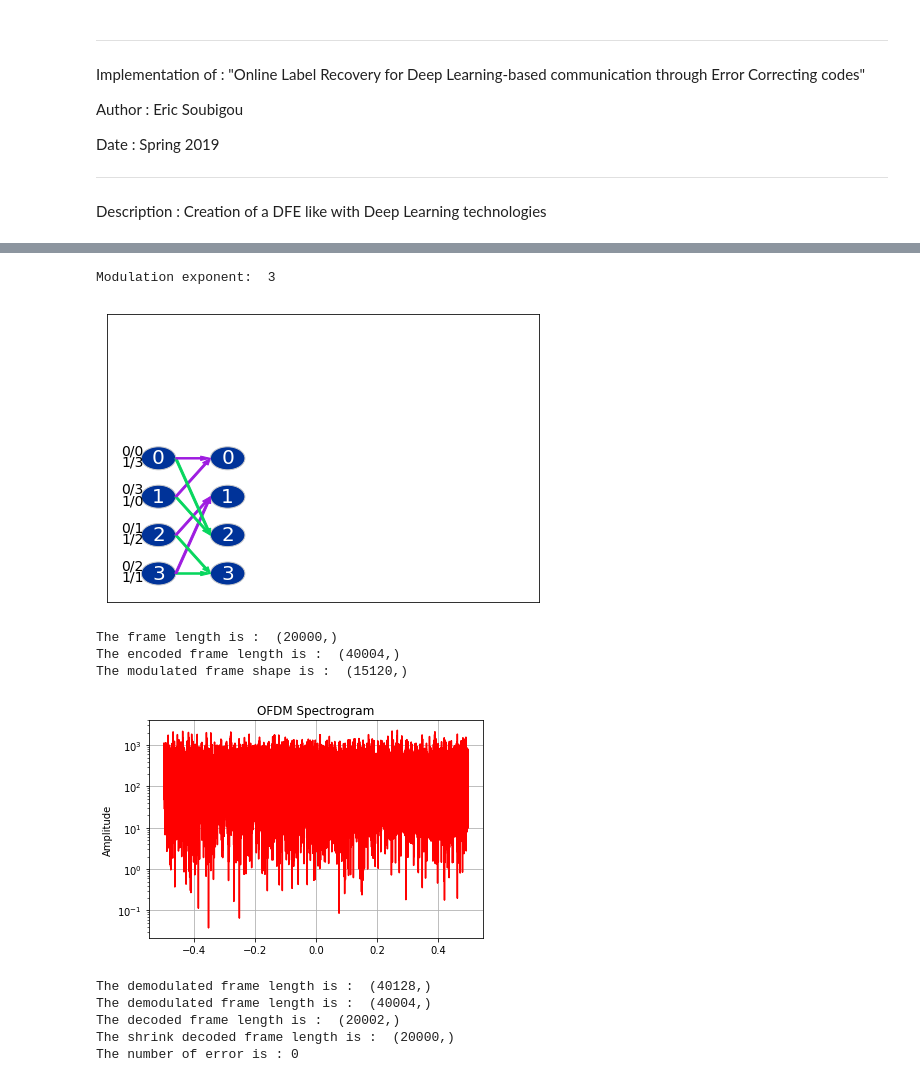
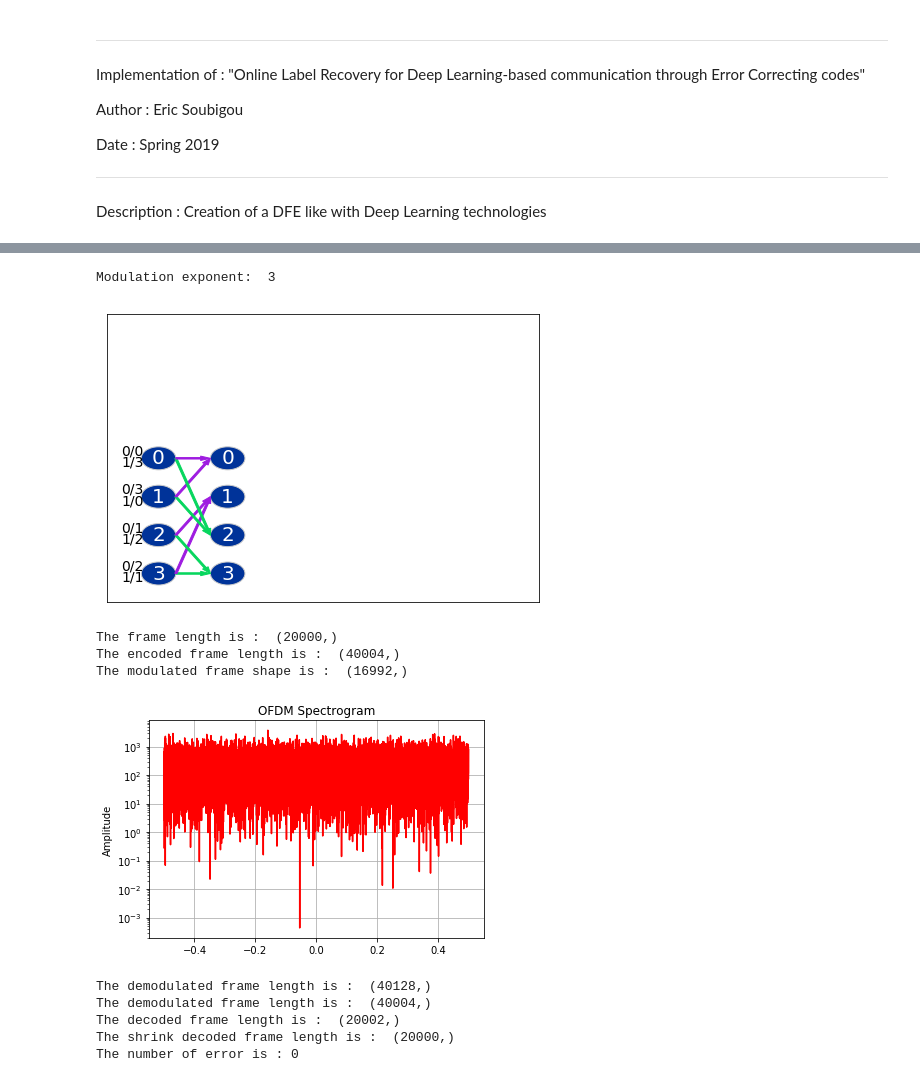
Before and after one commit to EricSoubigou/Deep-Net-Pre-Equalizer, a Jupyter notebook: online_label_recovery.ipynb, the cells around one changed output, grey strips where cells are left out. Saved outputs shown, nothing was run; the diff lists cells and outputs as text; code cells hidden in the pictures.

Commit message:
Update of the notebook : ZF equalizer handeled + update on pilot symbols

```diff
--- a/online_label_recovery.ipynb
+++ b/online_label_recovery.ipynb
@@ -148,13 +146,10 @@ class Emiter:
         else:
             print("trellis is not defined")
 
-
-
     def get_trellis(self):
         """ Return the copy of trellis of the emiter
         """
         return cpy.deepcopy(self.enc_trellis)
-
 
     def modulate_frame(self, frame):
         """ Modulate and Map the frame. In other words, will perform the
@@ -187,12 +182,13 @@ class Emiter:
         # Then reshape the frame to perform the modulation
         carriers = np.reshape(mod_frame, (nb_ofdm_group, self.nb_on_carriers))
 
-        # Check wether we reached a pilot symbol
-        if self._symbols_counter == 0:
-            # Then concatenate the pilot symbol with the current frame
-            carriers = np.concatenate((self._pilot_symbols, carriers), axis=0)
-        # We increase the pilot counter and apply modulo for the given pilot frequency
-        self._symbols_counter = (self._symbols_counter + 1) % self.pilot_frequency
+        # Insert the pilot symbol at the given frequency
+        carriers = np.insert(
+            carriers,
+            np.arange(0, carriers.shape[0], self.pilot_frequency),
+            self._pilot_symbols,
+            axis=0,
+        )
 
         # Test if there are some off carriers
         if self.nb_off_carriers > 0:
@@ -308,11 +300,16 @@ class Equalizer:
 class Zero_Forcing(Equalizer):
     """ Zero Forcing equalizers class
     """
+
     def __init__(self, pilot_symbols):
         super().__init__(pilot_symbols)
         self._name = "Zero-Forcing"
 
     def estimate(self, received_pilot_symbols):
+        """
+        :received_pilot_symbols: A 1D-complex-array, containing the signal samples of the
+            received pilot symbols
+        """
         self.estimation = np.divide(
             np.multiply(received_pilot_symbols, np.conjugate(self.pilot_symbols)),
             np.power(np.abs(self.pilot_symbols), 2),
@@ -321,23 +318,24 @@ class Zero_Forcing(Equalizer):
 
 class MMSE(Equalizer):
     """ MMSE equalizers class
+    """
 
-    """
     def __init__(self, pilot_symbols):
         super().__init__(pilot_symbols)
         self._name = "MMSE"
 
     def estimate(self, received_pilot_symbols, noise_var_est):
+        """
+        """
         self.estimation = np.divide(
             np.multiply(received_pilot_symbols, np.conjugate(self.pilot_symbols)),
             np.abs(self.pilot_symbols) + noise_var_est,
         )
 
 
-
 # class NN_Equalizer(Equalizer):
-    # """
-    # """
+# """
+# """
 
 #     def __init__(self, pilot_symbols):
 
@@ -477,7 +486,8 @@ trellis = Trellis(mem_size, g_matrix)
 modulation_order = 8
 frame_length = 20000
 
-# OFDM parameters (According to the paper "Online Label Recovery for Deep Learning-based communication through Error Correcting codes")
+# OFDM parameters (According to the paper "Online Label Recovery for Deep
+#Learning-based communication through Error Correcting codes")
 nb_carriers = 64
 cp_length = 8
 off_carrier = 0
@@ -518,36 +528,41 @@ awgn_channel = AWGN_Channel(mean, var, non_lin_coeff=0, iq_imbalance=None)
 received_frame = awgn_channel.get_trough(mod_frame)
 
 # Creation of the receiver
 receiver = Receiver(
-    cp_length, nb_carriers, modulation_order, trellis, nb_off_carriers=off_carrier, equalizer_type=equalizer
+    cp_length,
+    nb_carriers,
+    modulation_order,
+    trellis,
+    nb_off_carriers=off_carrier,
+    equalizer_type=equalizer,
 )
 
 # Demodulation of the received frame
 demod_frame = receiver.demodulate_frame(received_frame, demod_type="hard")
 print("The demodulated frame length is : ", demod_frame.shape)
 
 # Shrink for convinience
 demod_frame = demod_frame[: len(enc_frame)]
 print("The demodulated frame length is : ", demod_frame.shape)
 
 # Decoding frame
 dec_frame = receiver.decode(demod_frame)
 print("The decoded frame length is : ", dec_frame.shape)
 
 # Shrink the last part of the decoded frame before comparing the results
 dec_frame = dec_frame[: len(frame)]
 print("The shrink decoded frame length is : ", dec_frame.shape)
 
 # Comparing the error
 nb_err = np.sum(dec_frame != frame)
 print("The number of error is :", nb_err)
 # %% [output]
 Modulation exponent:  3
 [figure]
 The frame length is :  (20000,)
 The encoded frame length is :  (40004,)
-The modulated frame shape is :  (15120,)
+The modulated frame shape is :  (16992,)
-[figure, old version]
+[figure, new version]
 The demodulated frame length is :  (40128,)
 The demodulated frame length is :  (40004,)
 The decoded frame length is :  (20002,)
```
Also changed, not shown: parts of 5 cells of this notebook, 1 other file.
